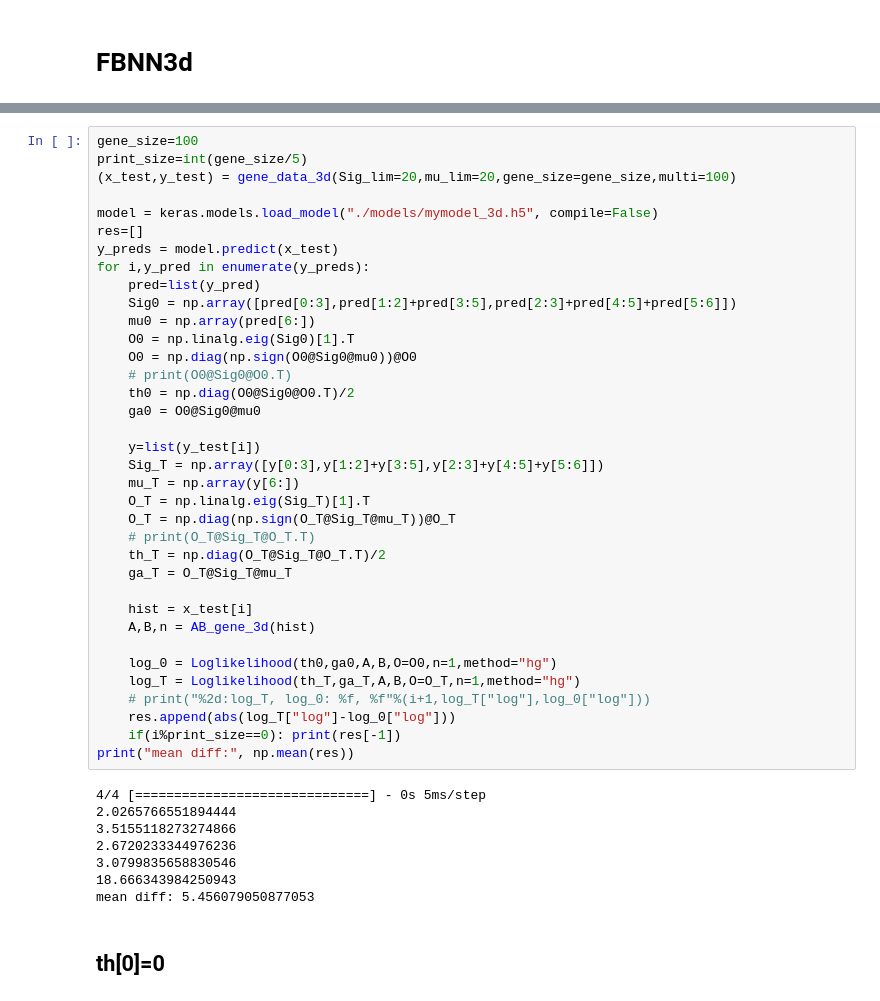
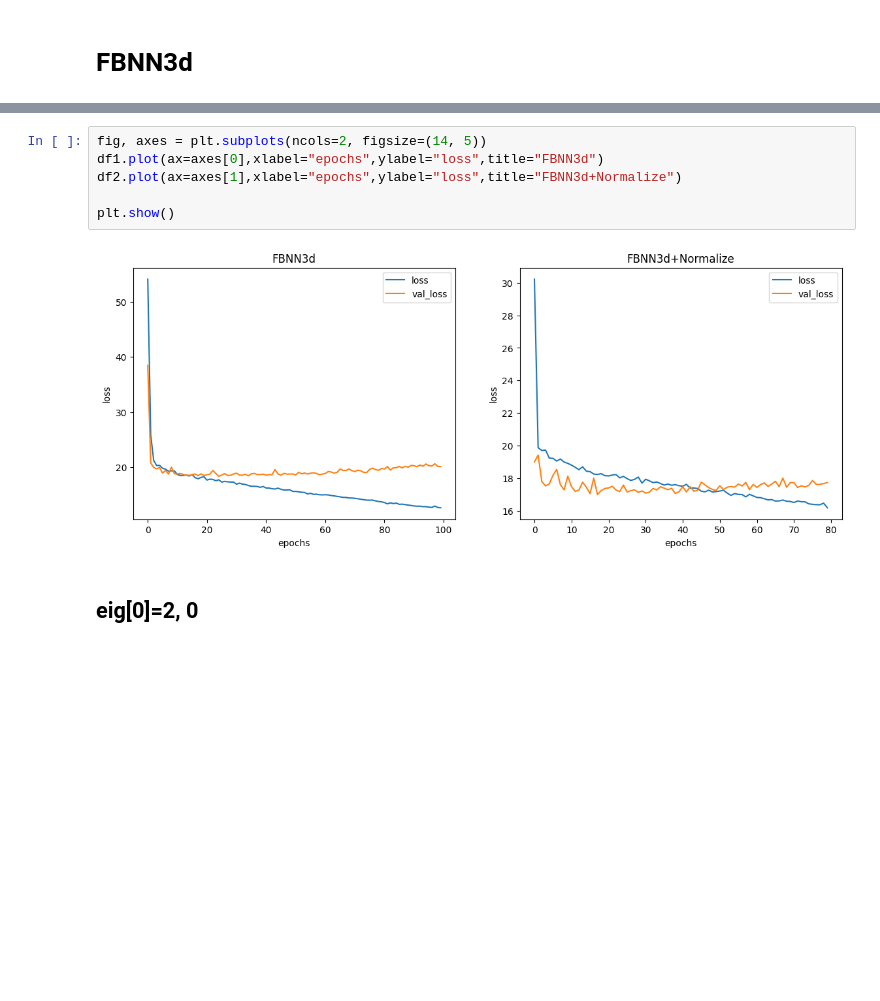
Before and after one commit to ShunMats/FBNN, a Jupyter notebook: test-3.ipynb, the cells around one changed output, grey strips where cells are left out. Cells and saved outputs as stored; diff of their text form; blank space fills up the shorter version.

```diff
--- a/test-3.ipynb
+++ b/test-3.ipynb
@@ -35,46 +135,10 @@ Test loss,Test mae: 23.334414, 3.616098
-# %%
-gene_size=100
-print_size=int(gene_size/5)
-(x_test,y_test) = gene_data_3d(Sig_lim=20,mu_lim=20,gene_size=gene_size,multi=100)
-
-model = keras.models.load_model("./models/mymodel_3d.h5", compile=False)
-res=[]
-y_preds = model.predict(x_test)
-for i,y_pred in enumerate(y_preds):
-    pred=list(y_pred)
-    Sig0 = np.array([pred[0:3],pred[1:2]+pred[3:5],pred[2:3]+pred[4:5]+pred[5:6]])
-    mu0 = np.array(pred[6:])
-    O0 = np.linalg.eig(Sig0)[1].T
-    O0 = np.diag(np.sign(O0@Sig0@mu0))@O0
-    # print(O0@Sig0@O0.T)
-    th0 = np.diag(O0@Sig0@O0.T)/2
-    ga0 = O0@Sig0@mu0
-
-    y=list(y_test[i])
-    Sig_T = np.array([y[0:3],y[1:2]+y[3:5],y[2:3]+y[4:5]+y[5:6]])
-    mu_T = np.array(y[6:])
-    O_T = np.linalg.eig(Sig_T)[1].T
-    O_T = np.diag(np.sign(O_T@Sig_T@mu_T))@O_T
-    # print(O_T@Sig_T@O_T.T)
-    th_T = np.diag(O_T@Sig_T@O_T.T)/2
-    ga_T = O_T@Sig_T@mu_T
-
-    hist = x_test[i]
-    A,B,n = AB_gene_3d(hist)
-
-    log_0 = Loglikelihood(th0,ga0,A,B,O=O0,n=1,method="hg")
-    log_T = Loglikelihood(th_T,ga_T,A,B,O=O_T,n=1,method="hg")
-    # print("%2d:log_T, log_0: %f, %f"%(i+1,log_T["log"],log_0["log"]))
-    res.append(abs(log_T["log"]-log_0["log"]))
-    if(i%print_size==0): print(res[-1])
-print("mean diff:", np.mean(res))
-# %% [output]
-4/4 [==============================] - 0s 5ms/step
-2.0265766551894444
-3.5155118273274866
-2.6720233344976236
-3.0799835658830546
-18.666343984250943
-mean diff: 5.456079050877053
+# %%
+fig, axes = plt.subplots(ncols=2, figsize=(14, 5))
+df1.plot(ax=axes[0],xlabel="epochs",ylabel="loss",title="FBNN3d")
+df2.plot(ax=axes[1],xlabel="epochs",ylabel="loss",title="FBNN3d+Normalize")
+
+plt.show()
+# %% [output]
+[figure, added]
 # %% [markdown]
-## th[0]=0
+## eig[0]=2, 0
```
Also changed, not shown: parts of 18 cells of this notebook, 9 other files.
